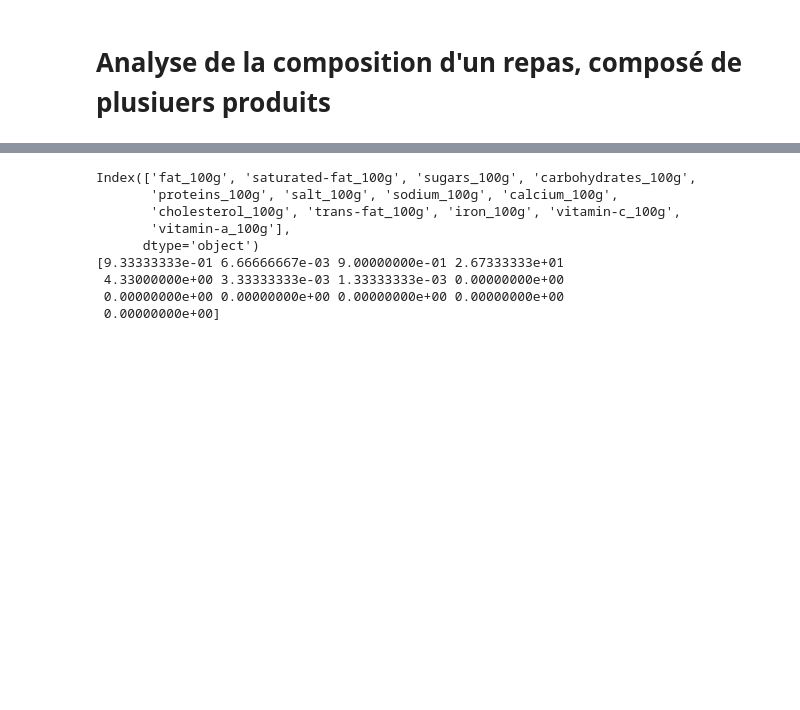
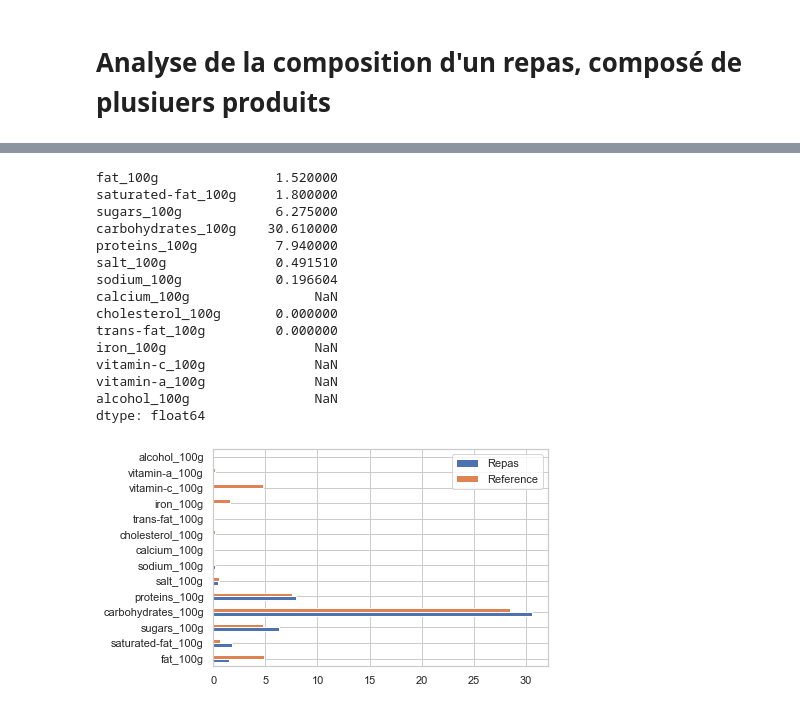
Before and after one commit to asaidomar/openclassrooms_projet3, a Jupyter notebook: projet3/food_analysis.ipynb, the cells around one changed output, grey strips where cells are left out. Cells and saved outputs as stored; diff of their text form; code cells hidden in the pictures; blank space fills up the shorter version.

```diff
--- a/projet3/food_analysis.ipynb
+++ b/projet3/food_analysis.ipynb
@@ -17,7 +73,8 @@ def get_metrics(data, codes, columns):
 columns = ['fat_100g', 'saturated-fat_100g', 'sugars_100g',
            'carbohydrates_100g', 'proteins_100g','salt_100g',
            'sodium_100g', 'calcium_100g', 'cholesterol_100g',
-           'trans-fat_100g', 'iron_100g', 'vitamin-c_100g','vitamin-a_100g']
+           'trans-fat_100g', 'iron_100g', 'vitamin-c_100g',
+           'vitamin-a_100g', 'alcohol_100g']
 # %%
 data_folder = Path(projet3.__file__).with_name("data")
 results_folder = Path(projet3.__file__).with_name("results")
@@ -34,15 +140,27 @@ sum_ = sample.sum()
 # %%
-metrics = get_metrics(sample, codes=list(codes), columns=columns)
-
-print(metrics.index)
-print(metrics.values)
+metrics_brut = get_metrics(sample, codes=list(codes), columns=columns)
+metrics_brut
 # %% [output]
-Index(['fat_100g', 'saturated-fat_100g', 'sugars_100g', 'carbohydrates_100g',
-       'proteins_100g', 'salt_100g', 'sodium_100g', 'calcium_100g',
-       'cholesterol_100g', 'trans-fat_100g', 'iron_100g', 'vitamin-c_100g',
-       'vitamin-a_100g'],
-      dtype='object')
-[9.33333333e-01 6.66666667e-03 9.00000000e-01 2.67333333e+01
- 4.33000000e+00 3.33333333e-03 1.33333333e-03 0.00000000e+00
- 0.00000000e+00 0.00000000e+00 0.00000000e+00 0.00000000e+00
- 0.00000000e+00]
+fat_100g               1.520000
+saturated-fat_100g     1.800000
+sugars_100g            6.275000
+carbohydrates_100g    30.610000
+proteins_100g          7.940000
+salt_100g              0.491510
+sodium_100g            0.196604
+calcium_100g                NaN
+cholesterol_100g       0.000000
+trans-fat_100g         0.000000
+iron_100g                   NaN
+vitamin-c_100g              NaN
+vitamin-a_100g              NaN
+alcohol_100g                NaN
+dtype: float64
+# %%
+sns.set_color_codes("pastel")
+sns.set(style="whitegrid")
+data_metrics = pd.DataFrame({"Repas": metrics_brut, "Reference": reference})
+data_metrics.plot.barh()
+plt.show()
+# %% [output]
+[figure, added]
```
Also changed, not shown: parts of 20 cells of this notebook, 2 other files.
